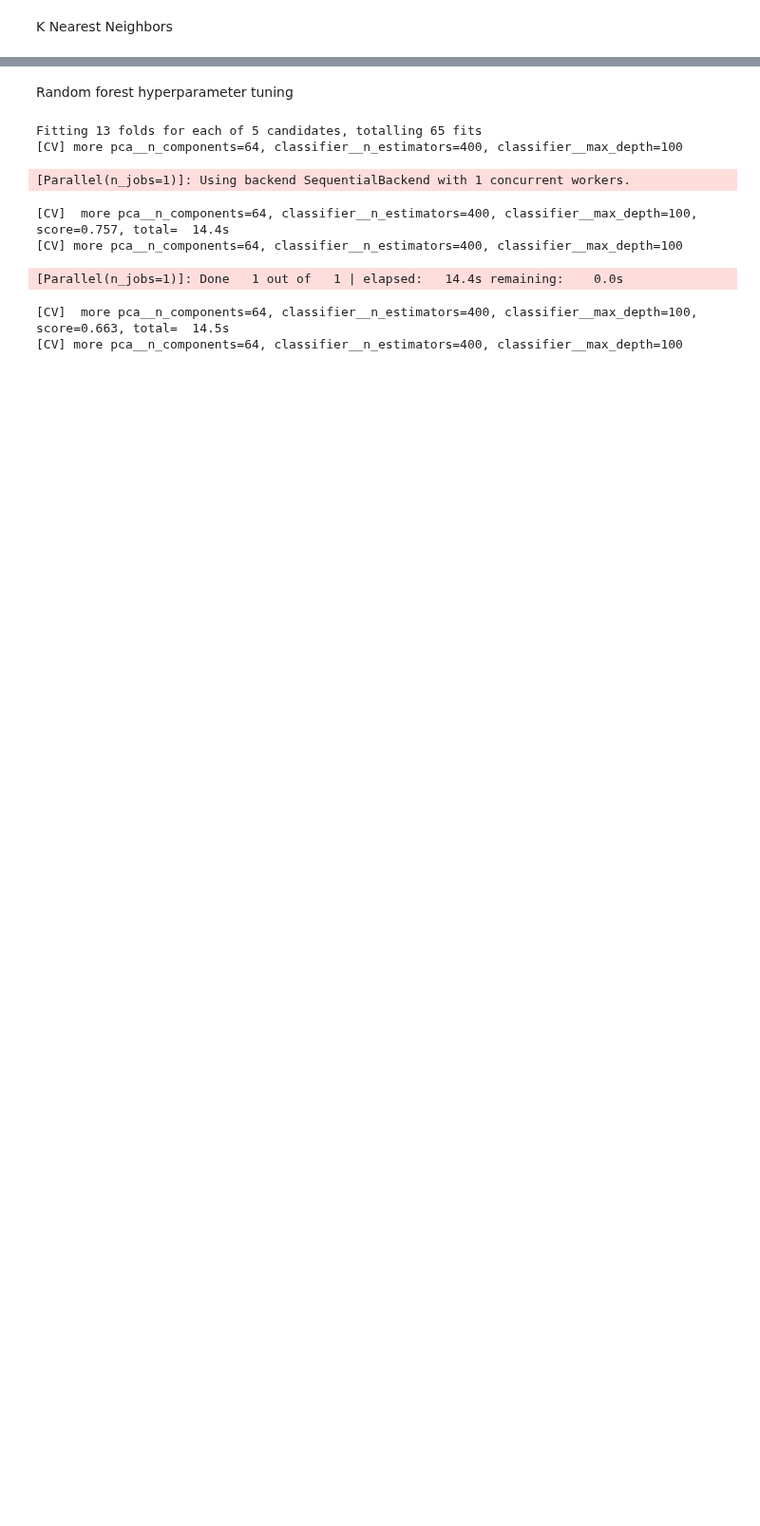
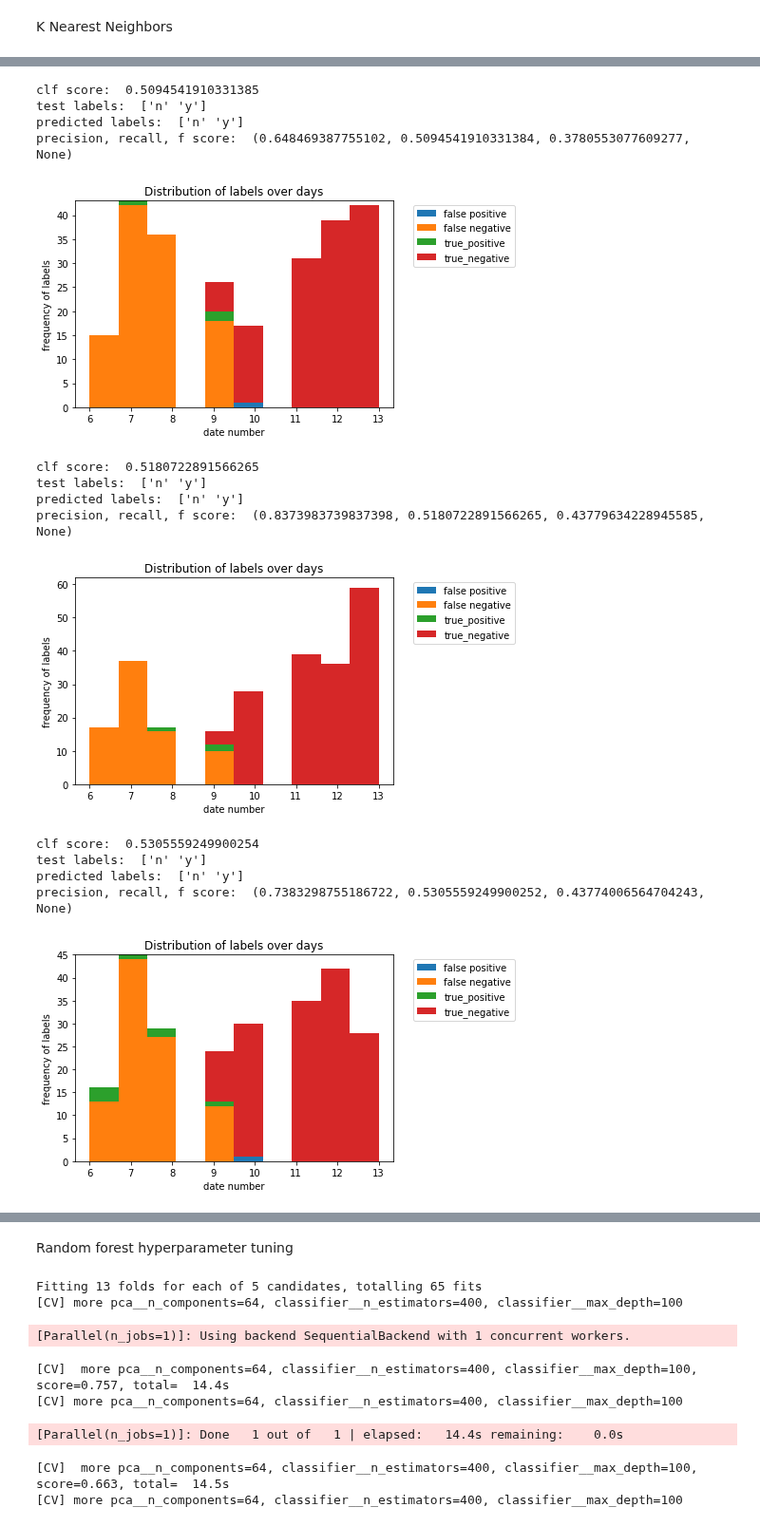
Before and after one commit to marin-hyatt/public-redhook-analysis, a Jupyter notebook: notebooks/Truck_Training.ipynb, the cells around one changed output, grey strips where cells are left out. Shown at 95% size. Drawn from its saved outputs; the diff is of its cells as text; code cells hidden in the pictures; blank space fills up the shorter version.

Commit message:
Fixed CV error and added label distribution hist

```diff
--- a/notebooks/Truck_Training.ipynb
+++ b/notebooks/Truck_Training.ipynb
@@ -726,0 +776,4 @@ plt.legend(loc='upper left')
+# %%
+random_search_logistic_regression.fit(X_easy, y_easy)
+random_search_logistic_regression.best_params_
+#best params: PCA components=64, C=8.0
@@ -726,0 +785,14 @@ plt.legend(loc='upper left')
+# %%
+#For now, using random CV splits because grouping by day doesn't make sense
+pipeline = Pipeline(steps=[
+    ('pca with summaries', pca_with_summaries(sklearnPCA(45))),
+    ('more pca', sklearnPCA()),
+    ('standard scaler', StandardScaler()),
+    ('classifier', KNeighborsClassifier())
+    ])
+random_search_knn = RandomizedSearchCV(pipeline, param_distributions=random_grid_knn, \
+                                   cv=KFold(), verbose = 1, n_iter=5)
+# %%
+random_search_knn.fit(X_easy, y_easy)
+random_search_knn.best_params_
+#best params: PCA_components=128, n_neighbors=10
@@ -802,0 +919,3 @@ precision, recall, f score:  (0.5, 0.34475806451612906, 0.40811455847255373, Non
+# %%
+datetime_with_easy_negatives = \
+[data.convert_timestamps(float(timestamp)) for timestamp in timestamps_with_easy_negatives]
@@ -802,0 +1012,20 @@ precision, recall, f score:  (0.5, 0.34475806451612906, 0.40811455847255373, Non
+# %%
+predict_truck_graph(X_easy, y_easy, \
+              None, sklearnPCA(128), \
+              KNeighborsClassifier(n_neighbors=10), KFold(shuffle=True))
+# %% [output]
+clf score:  0.5094541910331385
+test labels:  ['n' 'y']
+predicted labels:  ['n' 'y']
+precision, recall, f score:  (0.648469387755102, 0.5094541910331384, 0.3780553077609277, None)
+[figure, added]
+clf score:  0.5180722891566265
+test labels:  ['n' 'y']
+predicted labels:  ['n' 'y']
+precision, recall, f score:  (0.8373983739837398, 0.5180722891566265, 0.43779634228945585, None)
+[figure, added]
+clf score:  0.5305559249900254
+test labels:  ['n' 'y']
+predicted labels:  ['n' 'y']
+precision, recall, f score:  (0.7383298755186722, 0.5305559249900252, 0.43774006564704243, None)
+[figure, added]
```
Also changed, not shown: parts of 34 cells of this notebook.
